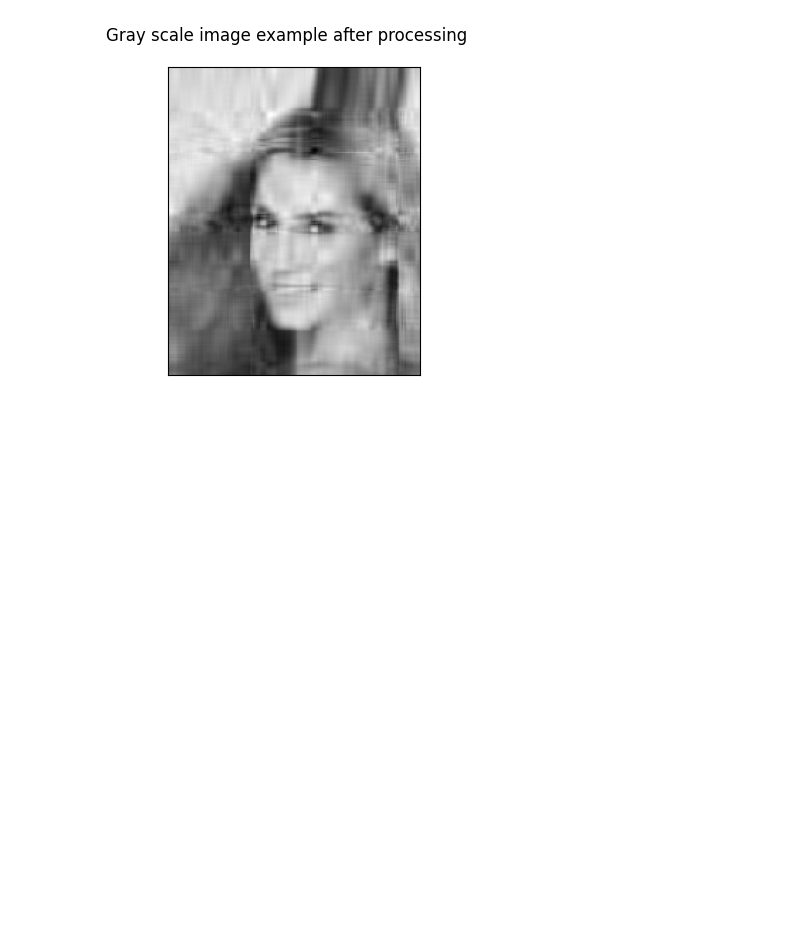
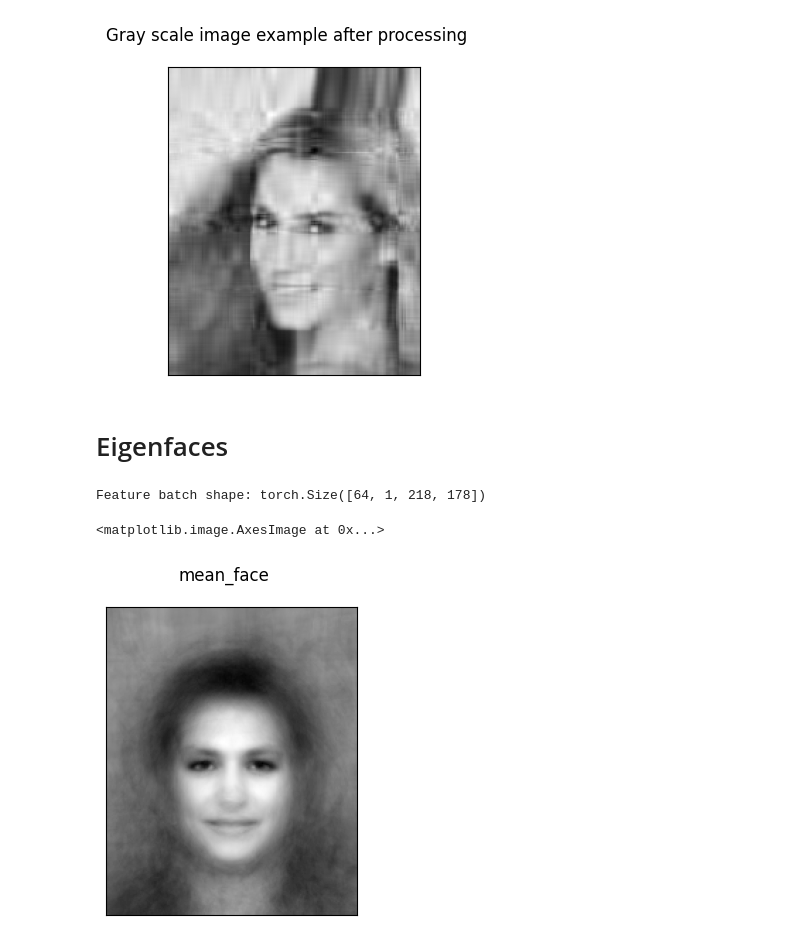
Before and after one commit to TheYibster/-Math_108C-Final-Project, a Jupyter notebook: pca.ipynb, the cells around one changed output. Saved outputs shown, nothing was run; the diff lists cells and outputs as text; code cells hidden in the pictures; blank space fills up the shorter version.

Commit message:
eigenface

```diff
--- a/pca.ipynb
+++ b/pca.ipynb
@@ -138,3 +145,56 @@ plt.imshow(projected.squeeze(), cmap="gray")
 # %% [output]
 <matplotlib.image.AxesImage at 0x...>
 [figure]
+# %% [markdown]
+# Eigenfaces
+# %%
+#numpy, pandas, matplotlib, os
+import numpy as np
+import pandas as pd
+import matplotlib.pyplot as plt
+import os
+
+#PyTorch and its sub modules
+import torch
+import torchvision
+from torchvision import transforms
+from torch.utils.data import DataLoader, Dataset
+from torch import nn
+
+from jpeg_to_num import *
+
+import numpy as np
+import cv2
+import os
+Current_Directory=os.getcwd()
+Image_Directory=os.path.join(Current_Directory, "data/", "data")
+train_transform=transforms.Compose([
+    transforms.Grayscale(),
+    transforms.ToTensor()])
+dataloader=DataLoader(dataset=torchvision.datasets.ImageFolder(os.path.join(Current_Directory, "data/"), transform=train_transform), batch_size=64)
+all_features=[]
+flag=1
+for train_features, train_labels in dataloader:
+    all_features.append(train_features)
+
+    if flag==1:
+        print(f"Feature batch shape: {train_features.shape}")
+        flag=0
+
+all_features=torch.cat(all_features, dim=0)
+all_features.shape
+mymat = np.asarray(all_features[:100,:])
+M = mymat.reshape(100, 218*178)
+# %% [output]
+Feature batch shape: torch.Size([64, 1, 218, 178])
+# %%
+mean_face = np.mean(M, axis=0)
+mean_face_img = mean_face.reshape(218,178)
+plt.figure(figsize=((6,4)))
+plt.suptitle("mean_face")
+plt.xticks(())
+plt.yticks(())
+plt.imshow(mean_face_img, cmap="gray")
+# %% [output]
+<matplotlib.image.AxesImage at 0x...>
+[figure, added]
```
Also changed, not shown: parts of 5 cells of this notebook, 1 other file.
